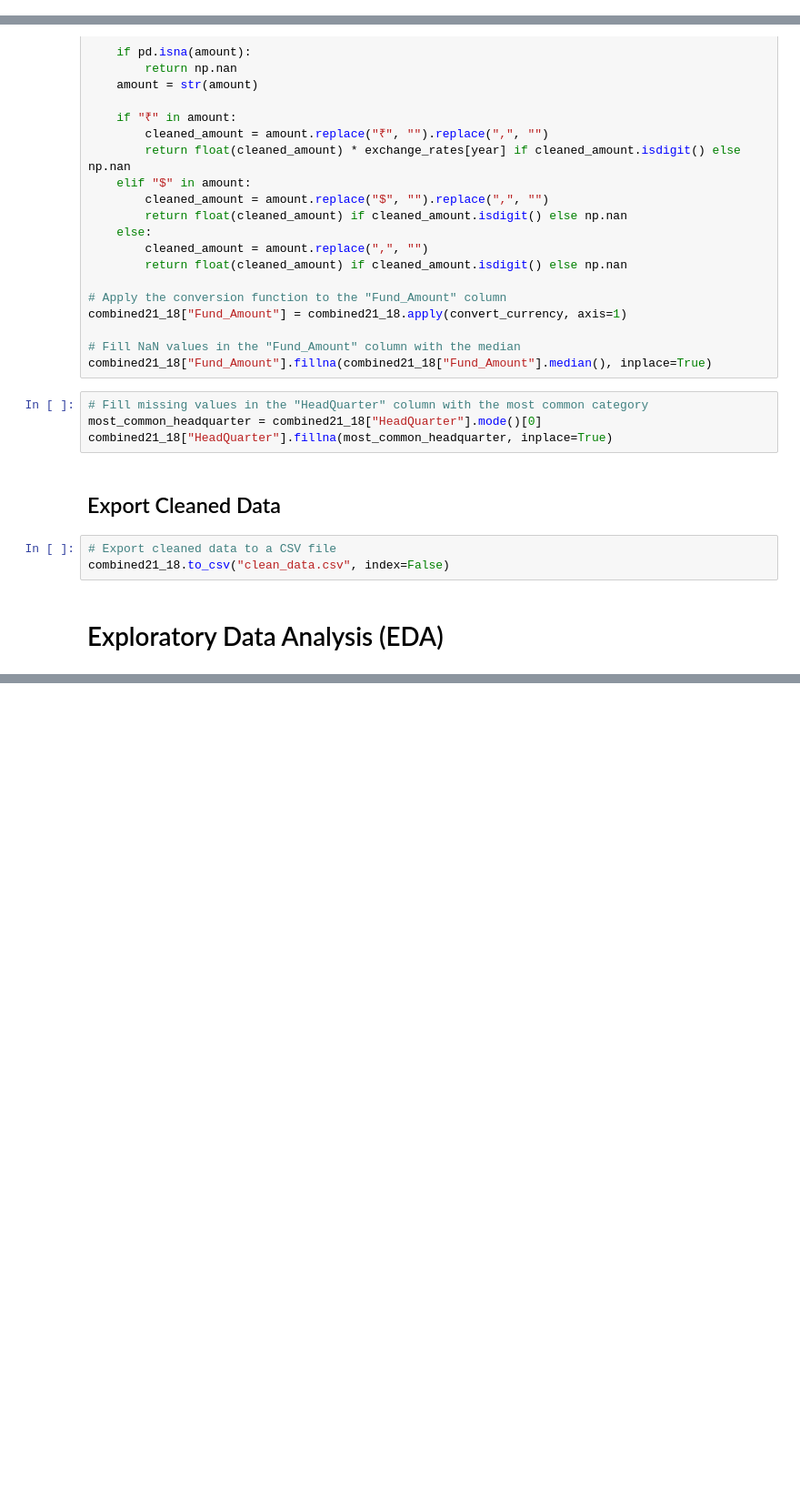
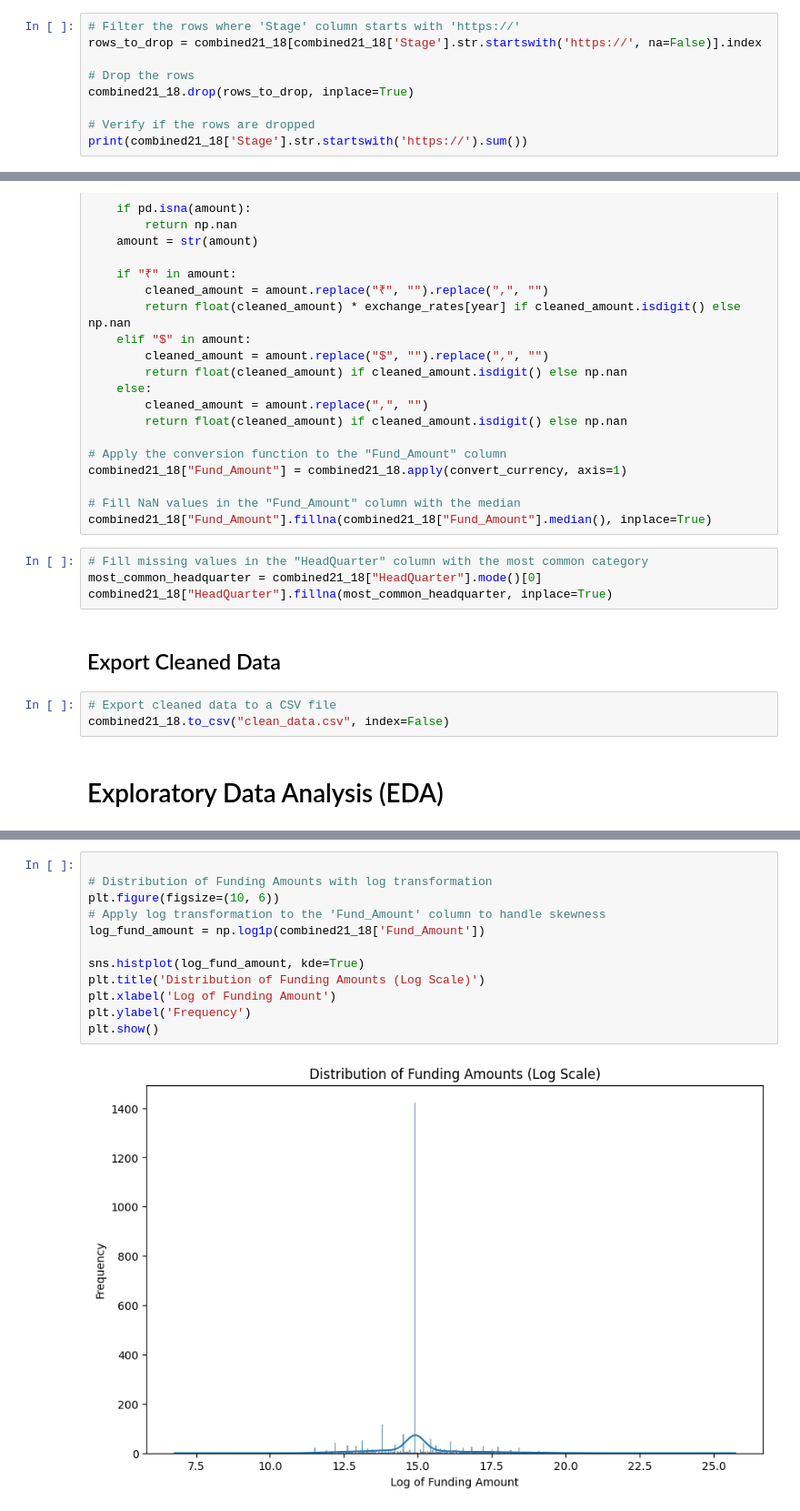
Before and after one commit to Safowaa/India-Start-Up-Funding-Data-Analysis, a Jupyter notebook: Main.ipynb, the cells around one changed output, grey strips where cells are left out. Shown at 91% size. Drawn from its saved outputs; the diff is of its cells as text; blank space fills up the shorter version.

Commit message:
Visualization

```diff
--- a/Main.ipynb
+++ b/Main.ipynb
@@ -474,3 +477,12 @@ missing_percentage = (missing_rows / total_rows) * 100
 print(f"Percentage of missing rows: {missing_percentage:.2f}%")
 # %% [output]
 Percentage of missing rows: 61.38%
+# %%
+# Filter the rows where 'Stage' column starts with 'https://'
+rows_to_drop = combined21_18[combined21_18['Stage'].str.startswith('https://', na=False)].index
+
+# Drop the rows
+combined21_18.drop(rows_to_drop, inplace=True)
+
+# Verify if the rows are dropped
+print(combined21_18['Stage'].str.startswith('https://').sum())
@@ -529,0 +568,14 @@ combined21_18.to_csv("clean_data.csv", index=False)
+# %%
+
+# Distribution of Funding Amounts with log transformation
+plt.figure(figsize=(10, 6))
+# Apply log transformation to the 'Fund_Amount' column to handle skewness
+log_fund_amount = np.log1p(combined21_18['Fund_Amount'])
+
+sns.histplot(log_fund_amount, kde=True)
+plt.title('Distribution of Funding Amounts (Log Scale)')
+plt.xlabel('Log of Funding Amount')
+plt.ylabel('Frequency')
+plt.show()
+# %% [output]
+[figure, added]
```
Also changed, not shown: parts of 21 cells of this notebook.
